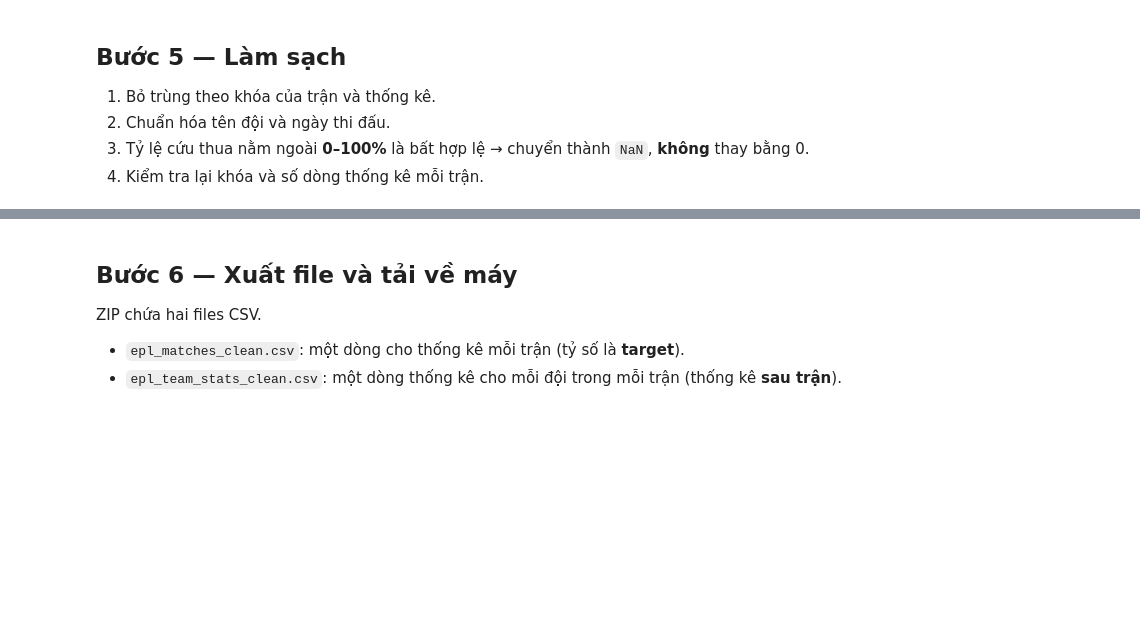
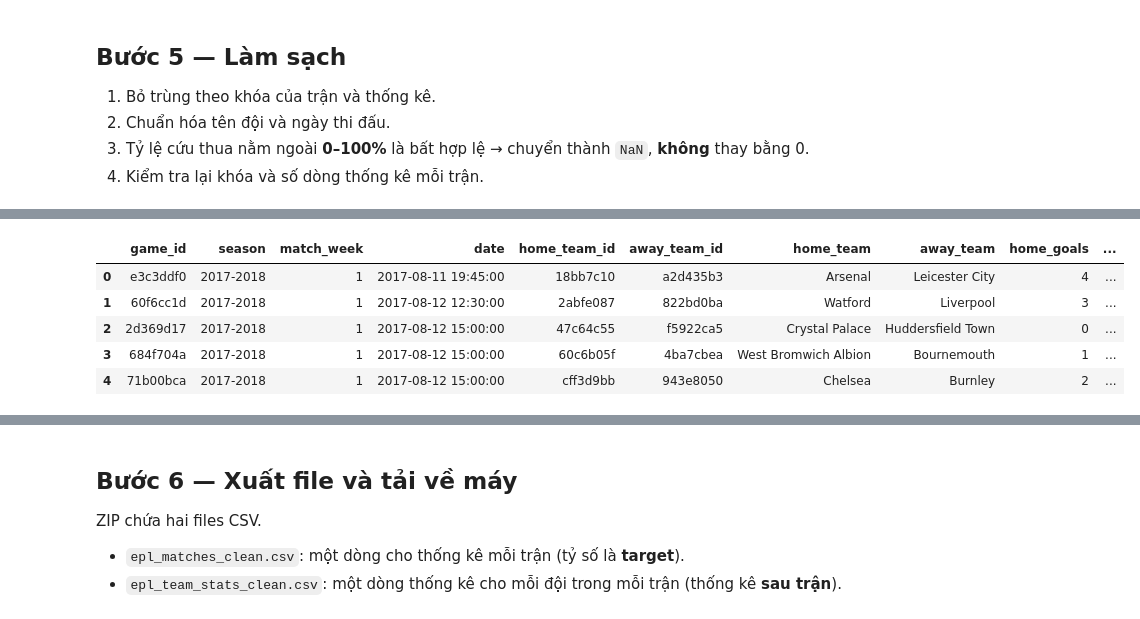
Before and after one commit to sunkd07/Predicting_the_scores_of_EPL_matches, a Jupyter notebook: IPA_callin_and_cleansin.ipynb, the cells around one changed output, grey strips where cells are left out. Cells and saved outputs as stored; diff of their text form; code cells hidden in the pictures; blank space fills up the shorter version.

```diff
--- a/IPA_callin_and_cleansin.ipynb
+++ b/IPA_callin_and_cleansin.ipynb
@@ -145,24 +145,75 @@ team_stats = team_stats.drop_duplicates(["game_id", "team_id"]).copy()
 
 matches["home_team"] = matches["home_team"].str.strip()
 matches["away_team"] = matches["away_team"].str.strip()
+
+
+
 matches["date"] = pd.to_datetime(matches["date"], errors="coerce")
 
 team_stats["save_percentage"] = pd.to_numeric(
-    team_stats["save_percentage"], errors="coerce"
+    team_stats["save_percentage"],
+    errors="coerce"
 )
-invalid = (team_stats["save_percentage"] < 0) | (team_stats["save_percentage"] > 100)
-team_stats.loc[invalid, "save_percentage"] = float("nan")
 
-matches = matches.sort_values(["date", "game_id"]).reset_index(drop=True)
-team_stats = team_stats.sort_values(["game_id", "team_id"]).reset_index(drop=True)
 
-assert matches["date"].notna().all(), "Có ngày không đọc được"
-assert matches[["home_goals", "away_goals"]].notna().all().all(), "Thiếu tỷ số"
-assert matches["game_id"].is_unique, "Trùng mã trận"
-assert (matches["home_team_id"] != matches["away_team_id"]).all(), "Hai đội trùng nhau"
-assert team_stats.groupby("game_id").size().reindex(matches["game_id"], fill_value=0).eq(2).all(), "Có trận không đủ 2 đội thống kê"
 
-print("Đã sửa số tỷ lệ cứu thua bất hợp lệ:", int(invalid.sum()))
-print("Giá trị save_percentage thiếu sau xử lý:", int(team_stats["save_percentage"].isna().sum()))
+ty_le_am = team_stats["save_percentage"] < 0
+ty_le_qua_100 = team_stats["save_percentage"] > 100
+
+
+ty_le_sai = ty_le_am | ty_le_qua_100
+so_o_da_sua = ty_le_sai.sum()
+
+team_stats.loc[ty_le_sai, "save_percentage"] = float("nan")
+
+
+matches = matches.sort_values(["date", "game_id"])
+matches = matches.reset_index(drop=True)
+
+
+team_stats = team_stats.sort_values(["game_id", "team_id"])
+team_stats = team_stats.reset_index(drop=True)
+
+
+
+
+if len(matches) == 0:
+    raise ValueError("Bảng trận đấu đang rỗng")
+
+if matches["date"].isna().sum() > 0:
+    raise ValueError("Có ngày bị thiếu hoặc không đọc được")
+
+if matches["home_goals"].isna().sum() > 0:
+    raise ValueError("Thiếu bàn thắng đội nhà")
+
+if matches["away_goals"].isna().sum() > 0:
+    raise ValueError("Thiếu bàn thắng đội khách")
+
+if matches["game_id"].duplicated().sum() > 0:
+    raise ValueError("Trùng mã trận")
+
+hai_doi_trung_nhau = matches["home_team_id"] == matches["away_team_id"]
+if hai_doi_trung_nhau.sum() > 0:
+    raise ValueError("Có trận mà đội nhà trùng đội khách")
+
+
+for game_id in matches["game_id"]:
+    dung_tran = team_stats["game_id"] == game_id
+    thong_ke_tran = team_stats[dung_tran]
+
+    if len(thong_ke_tran) != 2:
+        raise ValueError(f"Trận {game_id} không có đúng 2 dòng thống kê")
+
+
+
+so_o_thieu = team_stats["save_percentage"].isna().sum()
+
+print("Đã hoàn thành các bước làm sạch và kiểm tra.")
+print("Số tỷ lệ ngoài khoảng 0–100 đã sửa:", so_o_da_sua)
+print("Số tỷ lệ cứu thua thiếu sau xử lý:", so_o_thieu)
 print("Số trận giữ lại:", len(matches))
+print("Số dòng thống kê đội–trận:", len(team_stats))
+
+display(matches.head())
+display(team_stats.head())
 # %% [output]
@@ -171,0 +225,6 @@ Số trận giữ lại: 2970
+|  | game_id | season | match_week | date | home_team_id | away_team_id | home_team | away_team | home_goals | ... |
+| 0 | e3c3ddf0 | 2017-2018 | 1 | 2017-08-11 19:45:00 | 18bb7c10 | a2d435b3 | Arsenal | Leicester City | 4 | ... |
+| 1 | 60f6cc1d | 2017-2018 | 1 | 2017-08-12 12:30:00 | 2abfe087 | 822bd0ba | Watford | Liverpool | 3 | ... |
+| 2 | 2d369d17 | 2017-2018 | 1 | 2017-08-12 15:00:00 | 47c64c55 | f5922ca5 | Crystal Palace | Huddersfield Town | 0 | ... |
+| 3 | 684f704a | 2017-2018 | 1 | 2017-08-12 15:00:00 | 60c6b05f | 4ba7cbea | West Bromwich Albion | Bournemouth | 1 | ... |
+| 4 | 71b00bca | 2017-2018 | 1 | 2017-08-12 15:00:00 | cff3d9bb | 943e8050 | Chelsea | Burnley | 2 | ... |
```
Also changed, not shown: parts of 2 cells of this notebook.
